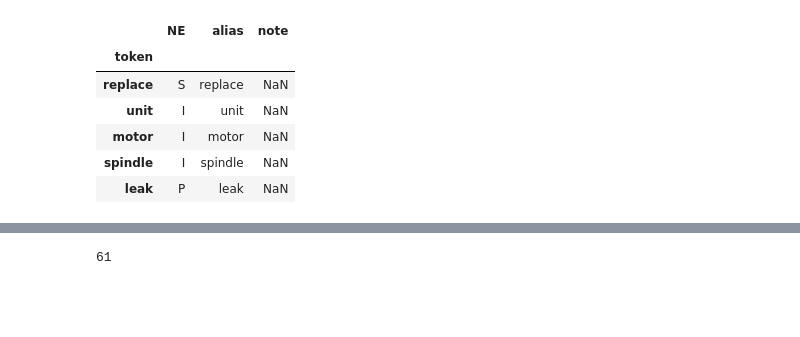
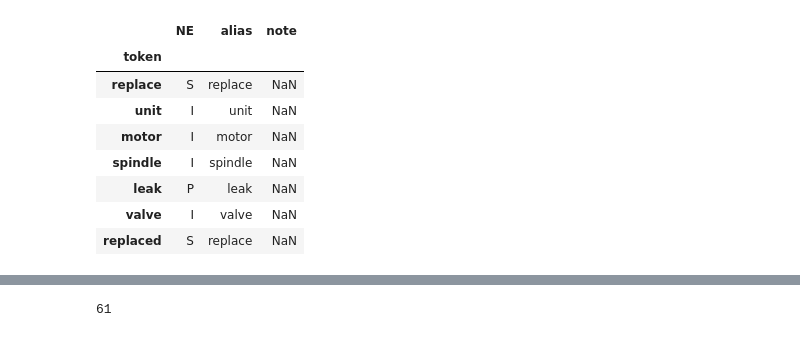
Before and after one commit to usnistgov/nestor-tmp2, a Jupyter notebook: tutorial.ipynb, the cells around one changed output, grey strips where cells are left out. Saved outputs shown, nothing was run; the diff lists cells and outputs as text; code cells hidden in the pictures; blank space fills up the shorter version.

```diff
--- a/tutorial.ipynb
+++ b/tutorial.ipynb
@@ -58,15 +51,17 @@ kex_gs.df.head()
 # %%
 # "fit" a thesaurus to the data
 kex_gs.fit(vocab='tag_vocab.csv')
-kex_gs.vocab.head()
+kex_gs.vocab.head(n=7)
 # %% [output]
 |  | NE | alias | note |
 | token |  |  |  |
 | replace | S | replace | NaN |
 | unit | I | unit | NaN |
 | motor | I | motor | NaN |
 | spindle | I | spindle | NaN |
 | leak | P | leak | NaN |
+| valve | I | valve | NaN |
+| replaced | S | replace | NaN |
 # %%
 # tag the data, saving to a new DF (instead of internally)
 df_pred = kex_gs.transform(save=False)
```
Also changed, not shown: parts of 7 cells of this notebook, 1 other file.
